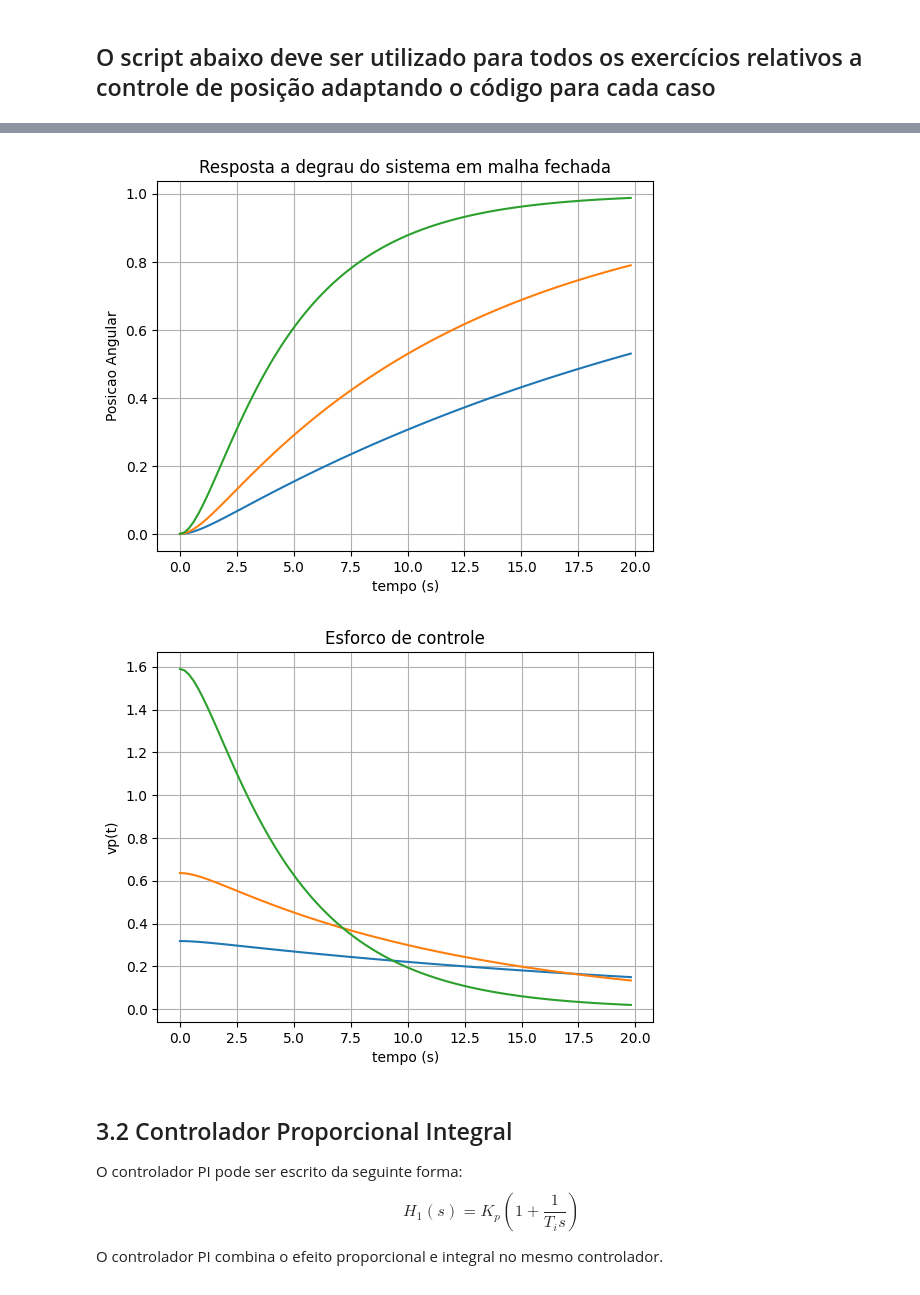
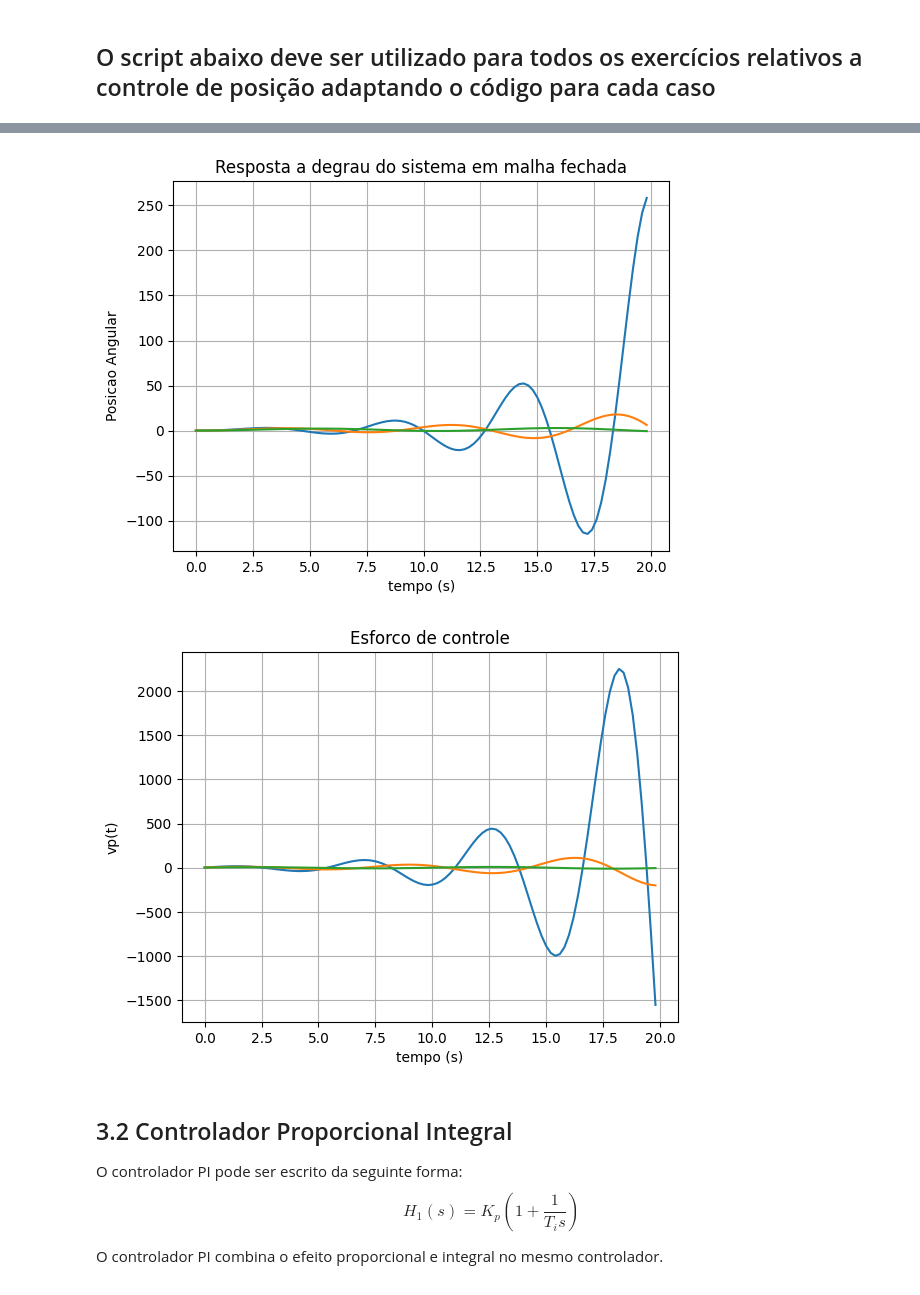
Before and after one commit to Night2077/LAB1, a Jupyter notebook: PMR3404_Lab1V2026.ipynb, the cells around one changed output, grey strips where cells are left out. Saved outputs shown, nothing was run; the diff lists cells and outputs as text; code cells hidden in the pictures.

```diff
--- a/PMR3404_Lab1V2026.ipynb
+++ b/PMR3404_Lab1V2026.ipynb
@@ -974,10 +974,13 @@ print('Gp = ',Gp)
 
 # Controlador Proporcional
 #H1 = Kp
+
 # Controlador PI
 #H1 = Kp*(1+ 1/(Ti*s))
+
 # Controlador PD sem filtro
 #H1 = Kp*(1+Td*s)
+
 # Controlador PD com filtro
 #H1 = Kp*(1+Td*s/(Td*s/N+1))
 
@@ -985,47 +988,60 @@ print('Gp = ',Gp)
 # Escolha dos parametros
 #
 # Controlador 1
-Kp1 = 1;
-Ti1 = 1;
+Kp1 = 5;
+Ti1 = 0.1;
 Td1 = 1;
 N1  = 1;
 # Escolher um dos controladores
+
 # Controlador Proporcional
-H1 = Kp1
+# H1 = Kp1
+
 # Controlador PI
-#H1 = Kp1*(1+ 1/(Ti1*s))
+H1 = Kp1*(1+ 1/(Ti1*s))
+
 # Controlador PD sem filtro
 #H1 = Kp1*(1+Td1*s)
+
 # Controlador PD com filtro
 #H1 = Kp1*(1+Td1*s/(Td1*s/N1+1))
 Hp1 = Kpot*H1
+
 # Controlador 2
-Kp2 = 2;
-Ti2 = 1;
+Kp2 = 5;
+Ti2 = 0.2;
 Td2 = 1;
 N2  = 1;
 # Escolher um dos controladores
+
 # Controlador Proporcional
-H2 = Kp2
+# H2 = Kp2
+
 # Controlador PI
-#H2 = Kp2*(1+ 1/(Ti2*s))
+H2 = Kp2*(1+ 1/(Ti2*s))
+
 # Controlador PD sem filtro
 #H2 = Kp2*(1+Td2*s)
+
 # Controlador PD com filtro
 #H2 = Kp2*(1+Td2*s/(Td2*s/N2+1))
 Hp2 = Kpot*H2
+
 # Controlador 3
 Kp3 = 5;
-Ti3 = 1;
+Ti3 = 0.5;
 Td3 = 1;
 N3  = 1;
 # Escolher um dos controladores
 # Controlador Proporcional
-H3 = Kp3
+# H3 = Kp3
+
 # Controlador PI
-#H3 = Kp3*(1+ 1/(Ti3*s))
+H3 = Kp3*(1+ 1/(Ti3*s))
+
 # Controlador PD sem filtro
 #H3 = Kp3*(1+Td3*s)
+
 # Controlador PD com filtro
 #H3 = Kp3*(1+Td3*s/(Td3*s/N3+1))
 Hp3 = Kpot*H3
@@ -1231,6 +1247,6 @@ instante de pico tp =  0.00 seg
 valor de regime estacionario vpss =  0.00
-[figure, old version]
+[figure, new version]
-[figure, old version]
+[figure, new version]
 # %% [markdown]
 ## 3.2 Controlador Proporcional Integral
 
```
Also changed, not shown: parts of 2 cells of this notebook.
